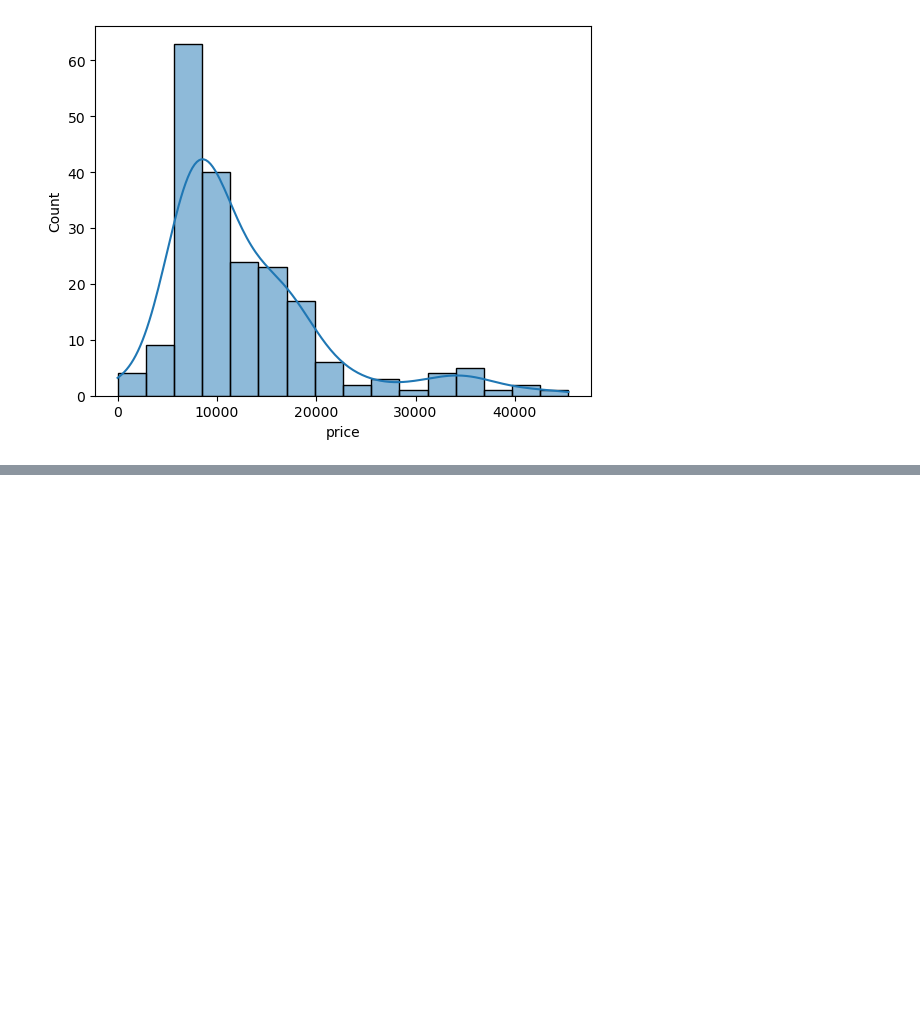
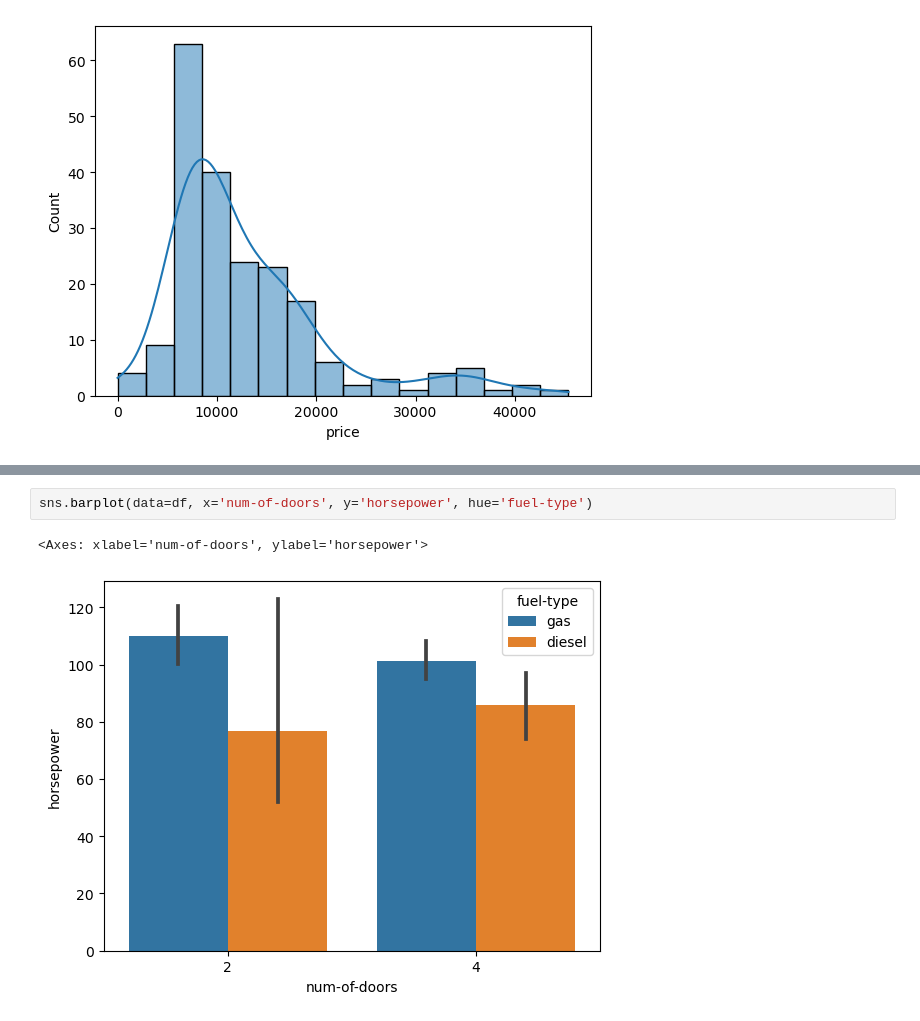
Before and after one commit to omidshafiee/DS, a Jupyter notebook: 03- EDA/01- EDA Basics.ipynb, the cells around one changed output, grey strips where cells are left out. Drawn from its saved outputs; the diff is of its cells as text; blank space fills up the shorter version.

```diff
--- a/03- EDA/01- EDA Basics.ipynb
+++ b/03- EDA/01- EDA Basics.ipynb
@@ -152,0 +171,5 @@ sns.jointplot(data=df, y='price', x='horsepower', hue='fuel-type' )
+# %%
+sns.barplot(data=df, x='num-of-doors', y='horsepower', hue='fuel-type')
+# %% [output]
+<Axes: xlabel='num-of-doors', ylabel='horsepower'>
+[figure, added]
```
Also changed, not shown: parts of 12 cells of this notebook, 1 other file.
